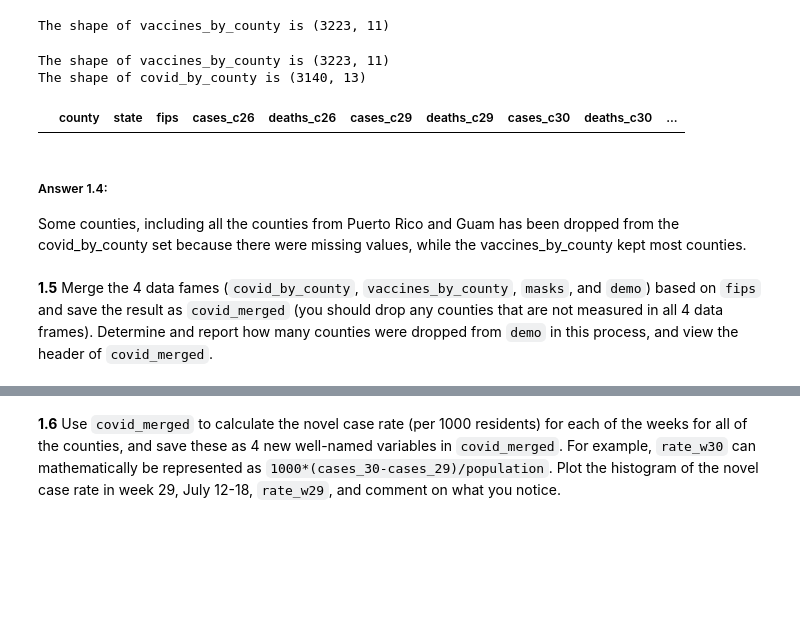
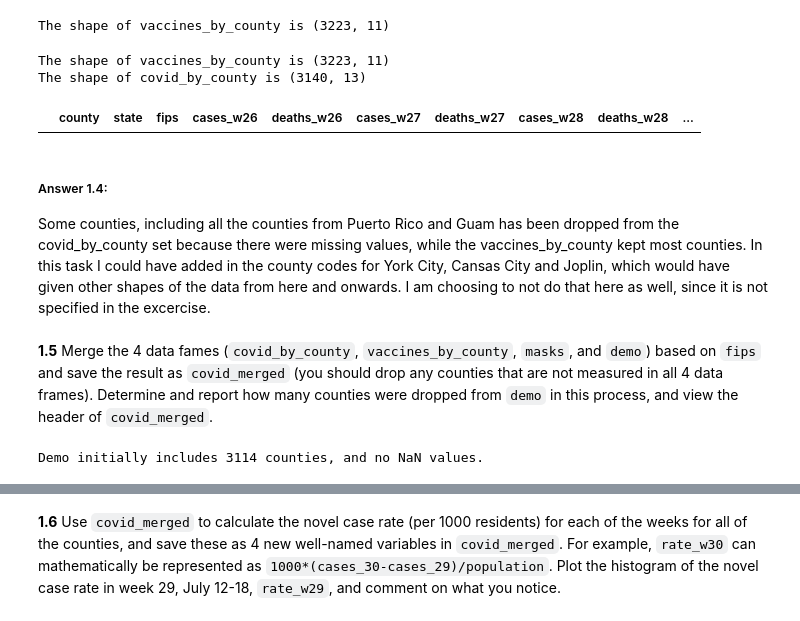
Before and after one commit to kkvalsvik/DataScience_cs109a_Harvard, a Jupyter notebook: cs_s109a_finalexam_2021.ipynb, the cells around one changed output, grey strips where cells are left out. Drawn from its saved outputs; the diff is of its cells as text; code cells hidden in the pictures; blank space fills up the shorter version.

```diff
--- a/cs_s109a_finalexam_2021.ipynb
+++ b/cs_s109a_finalexam_2021.ipynb
@@ -298,35 +264,39 @@ The shape of vaccines_by_county is (3223, 11)
 # %%
 # Same for the covid set:
 c26 = covid[covid['date']=='2021-06-27'].dropna()
 c27 = covid[covid['date']=='2021-07-04'].dropna()
 c28 = covid[covid['date']=='2021-07-11'].dropna()
 c29 = covid[covid['date']=='2021-07-18'].dropna()
 c30 = covid[covid['date']=='2021-07-25'].dropna()
 
-mergedC = c26.merge(c27.merge(c28.merge(c29.merge(c30,on='fips'),on='fips'),on='fips'),on='fips')
-mergedC.pop('date')
-mergedC.pop('date_x')
-mergedC.pop('date_y')
-mergedC.pop('state_x')
-mergedC.pop('state_y')
-mergedC.pop('county_x')
-mergedC.pop('county_y')
-
-covid_by_county=mergedC.rename(columns={'cases'  :'cases_c26','deaths'  :'deaths_c26',
-                                        'cases_x':'cases_c27','deaths_x':'deaths_c27',
-                                        'cases_y':'cases_c28','deaths_y':'deaths_c28',
-                                        'cases_x':'cases_c29','deaths_x':'deaths_c29',
-                                        'cases_y':'cases_c30','deaths_y':'deaths_c30'})
+covid_by_county=c26.merge(c27.merge(c28.merge(c29.merge(c30,on='fips'),on='fips'),on='fips'),on='fips')
+covid_by_county.pop('date') # Removing all date columns, since the week number is the new index.
+covid_by_county.pop('date_x')
+covid_by_county.pop('date_y')
+covid_by_county.pop('state_x')
+covid_by_county.pop('state_y')
+covid_by_county.pop('county_x')
+covid_by_county.pop('county_y');
+covid_by_county.columns = ['county','state','fips','cases_w26','deaths_w26','cases_w27',
+        'deaths_w27', 'cases_w28', 'deaths_w28', 'cases_w29', 'deaths_w29', 'cases_w30', 'deaths_w30']
 
 print(f'The shape of vaccines_by_county is {vaccines_by_county.shape}')
 print(f'The shape of covid_by_county is {covid_by_county.shape}')
 covid_by_county.head(0)
 # %% [output]
 The shape of vaccines_by_county is (3223, 11)
 The shape of covid_by_county is (3140, 13)
-|  | county | state | fips | cases_c26 | deaths_c26 | cases_c29 | deaths_c29 | cases_c30 | deaths_c30 | ... |
+|  | county | state | fips | cases_w26 | deaths_w26 | cases_w27 | deaths_w27 | cases_w28 | deaths_w28 | ... |
 # %% [markdown]
 ##### Answer 1.4:
-Some counties, including all the counties from Puerto Rico and Guam has been dropped from the covid_by_county set because there were missing values, while the vaccines_by_county kept most counties.
+Some counties, including all the counties from Puerto Rico and Guam has been dropped from the covid_by_county set because there were missing values, while the vaccines_by_county kept most counties. In this task I could have added in the county codes for York City, Cansas City and Joplin, which would have given other shapes of the data from here and onwards. I am choosing to not do that here as well, since it is not specified in the excercise.
 # %% [markdown]
 **1.5** Merge the 4 data fames (`covid_by_county`, `vaccines_by_county`, `masks`, and `demo`) based on `fips` and save the result as `covid_merged` (you should drop any counties that are not measured in all 4 data frames).  Determine and report how many counties were dropped from `demo` in this process, and view the header of `covid_merged`.
+# %%
+# First checking the current status of demo for my own sanity.
+demo.shape
+len(demo.fips.value_counts())
+np.sum(demo.isnull())
+print('Demo initially includes 3114 counties, and no NaN values.')
+# %% [output]
+Demo initially includes 3114 counties, and no NaN values.
```
Also changed, not shown: parts of 23 cells of this notebook.
